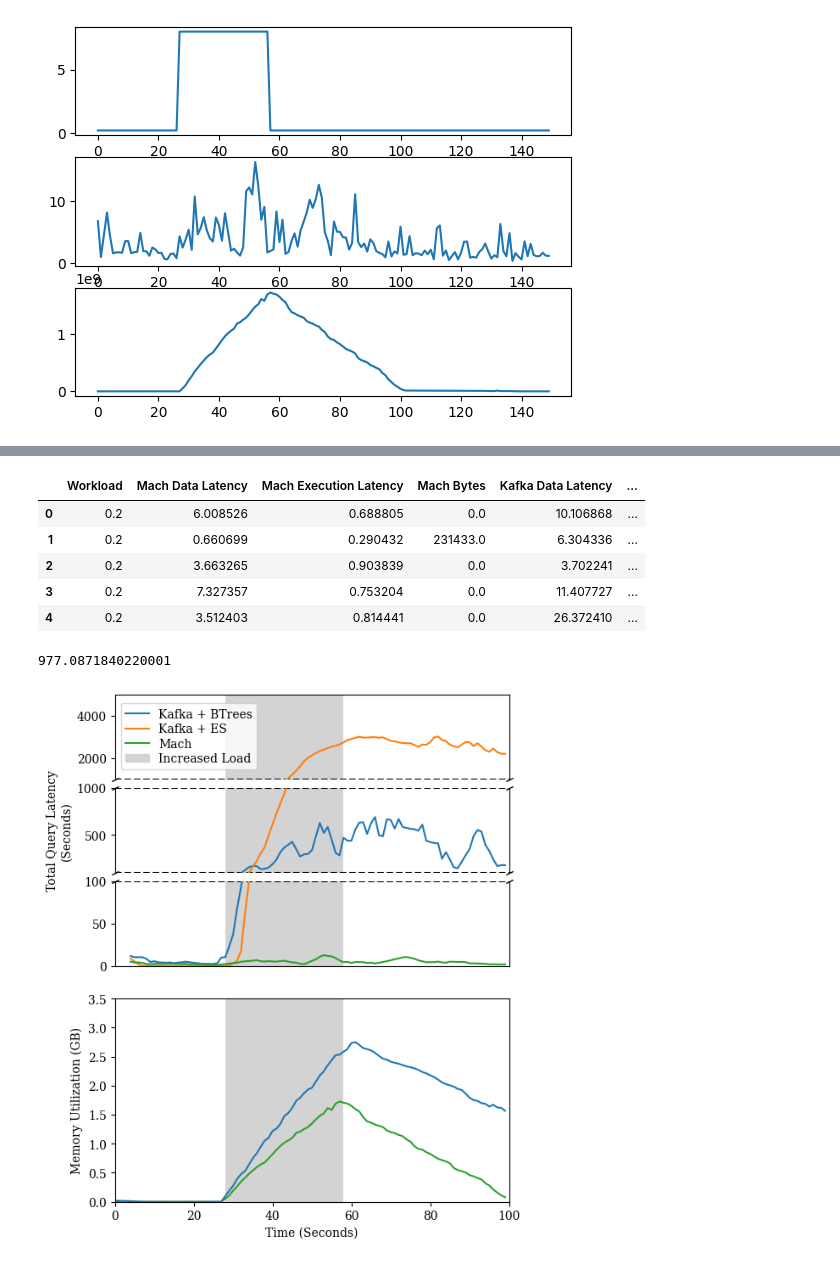
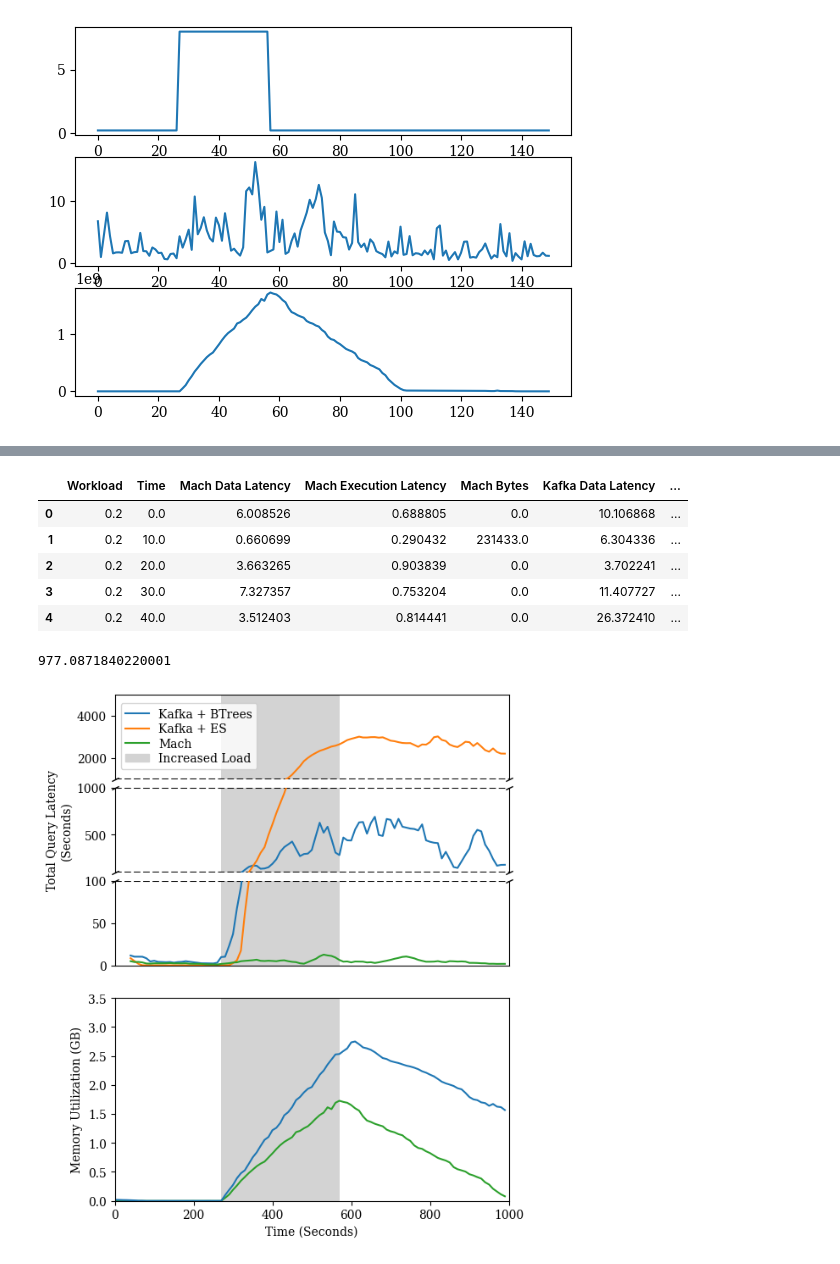
Before and after one commit to mach-telemetry/mach, a Jupyter notebook: bin/src/evaluation_output/plots/Saturated Kafka Evaluations.ipynb, the cells around one changed output, grey strips where cells are left out. Cells and saved outputs as stored; diff of their text form; code cells hidden in the pictures.

Commit message:
update saturated kafka graphs' time axis

```diff
--- a/bin/src/evaluation_output/plots/Saturated Kafka Evaluations.ipynb
+++ b/bin/src/evaluation_output/plots/Saturated Kafka Evaluations.ipynb
@@ -16,11 +16,12 @@ def get_timings(file):
     queries
     times = [t[0].split(" ")[2] for t in queries]
     ids = [int(t[1].split(" ")[3]) for t in queries]
+    secs = [i * 10 for i in ids]
     total = [float(t[5].split(":")[1]) for t in queries]
     data =  [float(t[6].split(":")[1]) for t in queries]
     execution =  [float(t[7].split(":")[1]) for t in queries]
 
-    df_timing = pd.DataFrame({"time": times, "id": ids, "total": total, "data": data, "execution": execution})
+    df_timing = pd.DataFrame({"time": times, "id": ids, "seconds": secs, "total": total, "data": data, "execution": execution})
     df_timing.sort_values("id", inplace=True)
     return df_timing
 
@@ -112,8 +113,9 @@ mach_all
 # %%
-mach_kafka = mach_all.join(kafka_all, lsuffix="_mach", rsuffix="_kafka")[["rate_mach", "data_mach", "execution_mach", "bytes_mach", "data_kafka", "execution_kafka", "bytes_kafka"]]
+mach_kafka = mach_all.join(kafka_all, lsuffix="_mach", rsuffix="_kafka")[["rate_mach", "seconds_mach", "data_mach", "execution_mach", "bytes_mach", "data_kafka", "execution_kafka", "bytes_kafka"]]
 mach_kafka = mach_kafka[:100]
 mach_kafka.columns = [
     "Workload",
+    "Time",
     "Mach Data Latency",
     "Mach Execution Latency",
     "Mach Bytes",
@@ -143,20 +145,21 @@ es = pd.DataFrame({"ES Data Latency": data_latency, "ES Execution Latency": exec
 data = mach_kafka.join(es)
 data.head()
 # %% [output]
-|  | Workload | Mach Data Latency | Mach Execution Latency | Mach Bytes | Kafka Data Latency | ... |
-| 0 | 0.2 | 6.008526 | 0.688805 | 0.0 | 10.106868 | ... |
-| 1 | 0.2 | 0.660699 | 0.290432 | 231433.0 | 6.304336 | ... |
-| 2 | 0.2 | 3.663265 | 0.903839 | 0.0 | 3.702241 | ... |
-| 3 | 0.2 | 7.327357 | 0.753204 | 0.0 | 11.407727 | ... |
-| 4 | 0.2 | 3.512403 | 0.814441 | 0.0 | 26.372410 | ... |
+|  | Workload | Time | Mach Data Latency | Mach Execution Latency | Mach Bytes | Kafka Data Latency | ... |
+| 0 | 0.2 | 0.0 | 6.008526 | 0.688805 | 0.0 | 10.106868 | ... |
+| 1 | 0.2 | 10.0 | 0.660699 | 0.290432 | 231433.0 | 6.304336 | ... |
+| 2 | 0.2 | 20.0 | 3.663265 | 0.903839 | 0.0 | 3.702241 | ... |
+| 3 | 0.2 | 30.0 | 7.327357 | 0.753204 | 0.0 | 11.407727 | ... |
+| 4 | 0.2 | 40.0 | 3.512403 | 0.814441 | 0.0 | 26.372410 | ... |
 # %%
 data["Kafka Data Latency"].max() + data["Kafka Execution Latency"].max()
 # %% [output]
 977.0871840220001
 # %%
-grey_bar_axis = list(data[data["Workload"]==8].index)[1:]
+grey_bar_axis = list(data[data["Workload"]==8]["Time"])[1:]
+spike_begin = list(data[data["Workload"]==8]["Time"])[0]
+spike_end = grey_bar_axis[-1] + 10
 grey_bar_axis.append(grey_bar_axis[-1] + 1)
-grey_bar_values = [5_000] * len(grey_bar_axis)
 rw = 5
 top_ylim = [1000, 5000]
 mid_ylim = [100, 1000]
@@ -171,6 +174,7 @@ kd = data["Kafka Data Latency"]
 ke = data["Kafka Execution Latency"]
 ed = data["ES Data Latency"]
 ee = data["ES Execution Latency"]
+time = data["Time"]
 
 plt.rcParams['font.family'] = 'serif'
 fig = plt.figure(figsize=(6, 11))
@@ -179,7 +183,7 @@ gs = gridspec.GridSpec(3, 1,  height_ratios=(1, .75, .66), figure=fig, hspace=.1
 
 
 # Total Latency Graph
-def triple_graph(gs_s, kafka, es, mach, ylabel):
+def triple_graph(gs_s, kafka, es, mach, time, ylabel):
     top = fig.add_subplot(gs_s[0])
     middle = fig.add_subplot(gs_s[1])
     bottom = fig.add_subplot(gs_s[2])
@@ -188,9 +192,9 @@ def triple_graph(gs_s, kafka, es, mach, ylabel):
     top.xaxis.set_visible(False)
     top.set_ylim(top_ylim)
     top.axhline(y=top_ylim[0], color="black", linestyle='--')
-    top.bar(grey_bar_axis, grey_bar_values, color="lightgrey", align='edge', width=1.0)
+    top.axvspan(spike_begin, spike_end, facecolor="lightgrey")
     top.margins(x=0)
-    top.set_xlim([0,100])
+    top.set_xlim([0,1000])
     #top.axvline(x=vline, color="dimgrey", linestyle='--', linewidth=1)
 
     middle.spines.top.set_visible(False)
@@ -199,19 +203,19 @@ def triple_graph(gs_s, kafka, es, mach, ylabel):
     middle.set_ylim(mid_ylim)
     middle.axhline(y=mid_ylim[0], color="black", linestyle='--')
     middle.axhline(y=mid_ylim[1], color="black", linestyle='--')
-    middle.bar(grey_bar_axis, grey_bar_values, color="lightgrey", align='edge', width=1.0)
+    middle.axvspan(spike_begin, spike_end, facecolor="lightgrey")
     middle.margins(x=0)
     middle.set_ylabel(ylabel)
-    middle.set_xlim([0,100])
+    middle.set_xlim([0,1000])
     #middle.axvline(x=vline, color="dimgrey", linestyle='--', linewidth=1)
 
     bottom.spines.top.set_visible(False)
     bottom.xaxis.set_visible(False)
     bottom.set_ylim(bot_ylim)
     bottom.axhline(y=bot_ylim[1], color="black", linestyle='--')
-    bottom.bar(grey_bar_axis, grey_bar_values, color="lightgrey", align='edge', width=1.0)
+    bottom.axvspan(spike_begin, spike_end, facecolor="lightgrey")
     bottom.margins(x=0)
-    bottom.set_xlim([0,100])
+    bottom.set_xlim([0,1000])
     #bottom.axvline(x=vline, color="dimgrey", linestyle='--', linewidth=1)
 
     #bottom.set_yticks([0, 3], [0, 5])
@@ -223,45 +227,46 @@ def triple_graph(gs_s, kafka, es, mach, ylabel):
     top.plot([0, 1], [0, 0], transform=top.transAxes, **kwargs)
     middle.plot([0, 1], [1, 1], transform=middle.transAxes, **kwargs)
     middle.plot([0, 1], [0, 0], transform=middle.transAxes, **kwargs)
     bottom.plot([0, 1], [1, 1], transform=bottom.transAxes, **kwargs)
 
 
-    top.plot(kafka, color=colors[0], label="Kafka + BTrees")
-    top.plot(es, color=colors[1], label="Kafka + ES")
-    top.plot(mach, color=colors[2], label="Mach")
+    top.plot(time, kafka, color=colors[0], label="Kafka + BTrees")
+    top.plot(time, es, color=colors[1], label="Kafka + ES")
+    top.plot(time, mach, color=colors[2], label="Mach")
 
-    middle.plot(kafka, color=colors[0], label="Kafka + BTrees")
-    middle.plot(es, color=colors[1], label="Kafka + ES")
-    middle.plot(mach, color=colors[2], label="Mach")
+    middle.plot(time, kafka, color=colors[0], label="Kafka + BTrees")
+    middle.plot(time, es, color=colors[1], label="Kafka + ES")
+    middle.plot(time, mach, color=colors[2], label="Mach")
 
-    bottom.plot(kafka, color=colors[0])
-    bottom.plot(es, color=colors[1])
-    bottom.plot(mach, color=colors[2])
+    bottom.plot(time, kafka, color=colors[0])
+    bottom.plot(time, es, color=colors[1])
+    bottom.plot(time, mach, color=colors[2])
 
 
 mach = list((md + me).rolling(rw).mean())
 kafka = list((kd + ke).rolling(rw).mean())
 es = list((ed + ee).rolling(rw).mean())
 gs_s = gridspec.GridSpecFromSubplotSpec(3, 1, subplot_spec=gs[0], height_ratios=(1, 1, 1), hspace=.1)
 
-triple_graph(gs_s=gs_s, kafka=kafka, es=es, mach=mach, ylabel="Total Query Latency\n(Seconds)")
+triple_graph(gs_s=gs_s, kafka=kafka, es=es, mach=mach, time=time, ylabel="Total Query Latency\n(Seconds)")
 ax = gs_s.figure.axes[0]
 handles, labels = ax.get_legend_handles_labels()
 labels.append("Increased Load")
 handles.append(mpatches.Patch(color="lightgrey"))
 ax.legend(handles, labels, bbox_to_anchor=(0, .05), loc="lower left", labelspacing=.25)
 
 gs_s = gs[1].subgridspec(1,1)
 ax = fig.add_subplot(gs_s[0])
-ax.bar(grey_bar_axis, [3.5] * len(grey_bar_axis), color="lightgrey", align='edge', width=1.0)
-ax.plot(data["Mach Bytes"] / 1e9, color=colors[2])
-ax.plot(data["Kafka Bytes"] / 1e9, color=colors[0])
+ax.axvspan(spike_begin, spike_end, facecolor="lightgrey")
+ax.plot(time, data["Mach Bytes"] / 1e9, color=colors[2])
+ax.plot(time, data["Kafka Bytes"] / 1e9, color=colors[0])
 ax.margins(x=0, y=0)
-ax.set_xlim([0,100])
+ax.set_xlim([0,1000])
+ax.set_ylim([0,3.5])
 ax.set_xlabel("Time (Seconds)")
 ax.set_ylabel("Memory Utilization (GB)")
 
 
 plt.show()
 # %% [output]
-[figure, old version]
+[figure, new version]
```
Also changed, not shown: parts of 3 cells of this notebook.
